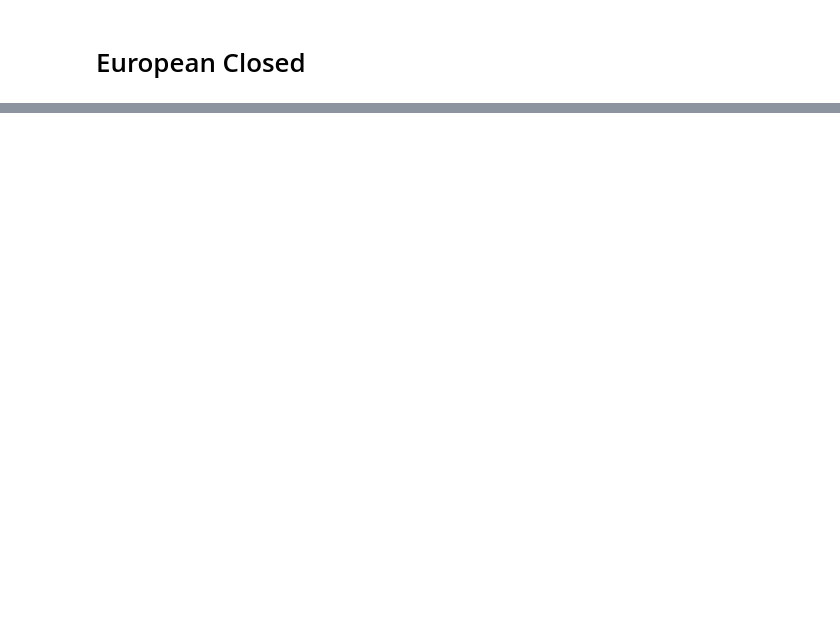
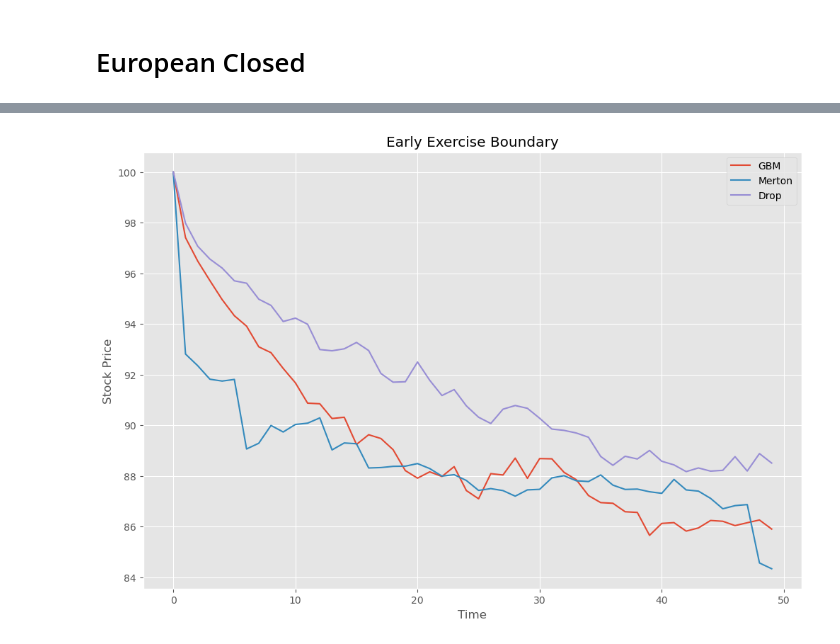
Before and after one commit to lxg969/Monte-Carlo-Seminar1, a Jupyter notebook: 17. november.ipynb, the cells around one changed output, grey strips where cells are left out. Cells and saved outputs as stored; diff of their text form; code cells hidden in the pictures; blank space fills up the shorter version.

```diff
--- a/17. november.ipynb
+++ b/17. november.ipynb
@@ -331,0 +363,13 @@ plt.show()
+# %%
+#plot the early exercise boundary for each model
+plt.figure(figsize=(12,8))
+plt.plot(np.arange(I), find_early_exercise_boundary(GBM_matrices[100], GBM_matrices[100]), label='GBM')
+plt.plot(np.arange(I), find_early_exercise_boundary(Merton_matrices[100], Merton_matrices[100]), label='Merton')
+plt.plot(np.arange(I), find_early_exercise_boundary(Drop_matrices[100], Drop_matrices[100]), label='Drop')
+plt.legend()
+plt.title('Early Exercise Boundary')
+plt.xlabel('Time')
+plt.ylabel('Stock Price')
+plt.show()
+# %% [output]
+[figure, added]
```
Also changed, not shown: parts of 6 cells of this notebook, 22 other files.
